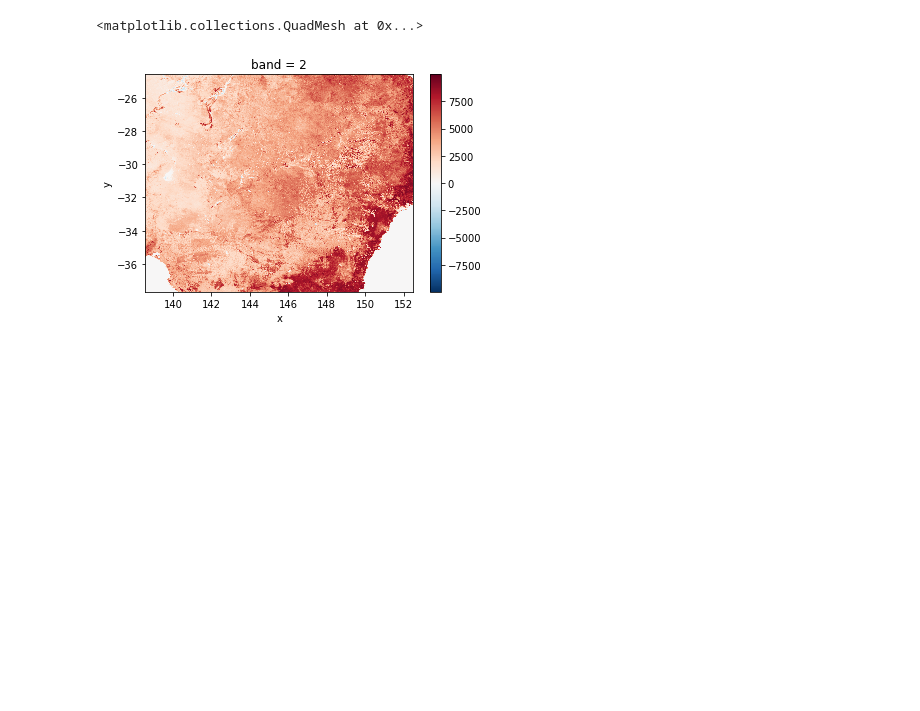
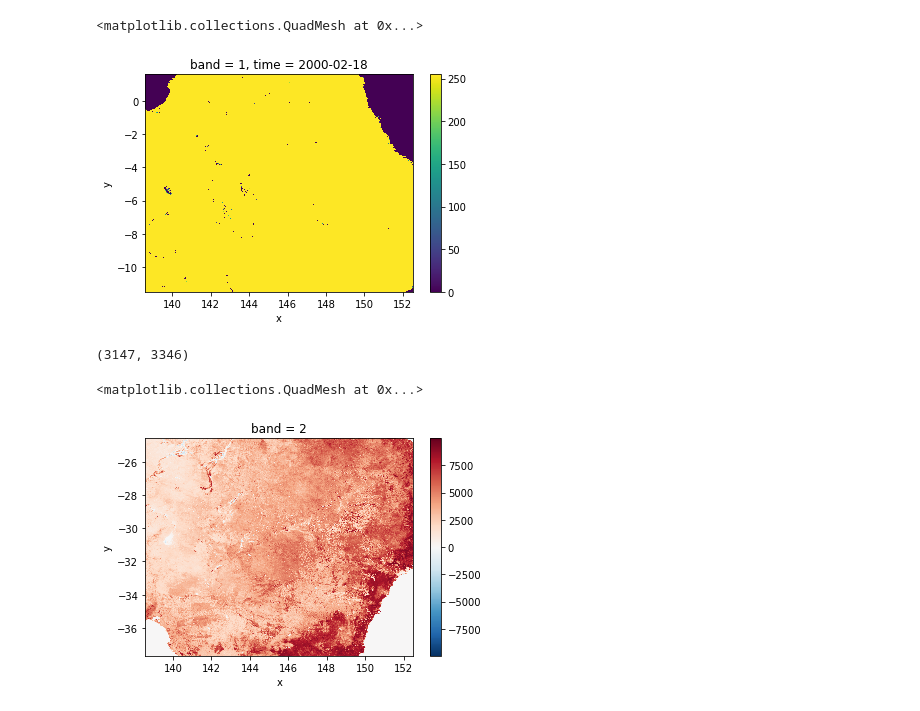
Before and after one commit to ozewex/team-drip, a Jupyter notebook: notebooks/gr/GR_TIFf2TS_NDVI_EVI.ipynb, the cells around one changed output. Drawn from its saved outputs; the diff is of its cells as text; code cells hidden in the pictures; blank space fills up the shorter version.

```diff
--- a/notebooks/gr/GR_TIFf2TS_NDVI_EVI.ipynb
+++ b/notebooks/gr/GR_TIFf2TS_NDVI_EVI.ipynb
@@ -100,0 +223,10 @@ aa.shape
+# %%
+# extract date according to the file names
+ymd_ndvi = [f.rstrip('.tif')[-10:] for f in NDVI_each]
+ymd_ndvi = pd.to_datetime(ymd_ndvi, format='%Y-%m-%d')
+ymd_ndvi.name = 'time'
+ymd_ndvi
+ymd_evi = [f.rstrip('.tif')[-10:] for f in NDVI_each]
+ymd_evi = pd.to_datetime(ymd_evi, format='%Y-%m-%d')
+ymd_evi.name = 'time'
+ymd_evi
@@ -101 +242,19 @@ aa.shape
+# %%
+# stack NDVI and EVI tifs according to yyyymmdd
+# all_tifs = xr.concat([xr.open_rasterio(tif) for tif in tifs], dim=dates)
+# all_tifs
+NDVI_all = xr.concat([xr.open_rasterio(ndvi) for ndvi in NDVI_each], dim = ymd_ndvi)
+EVI_all  = xr.concat([xr.open_rasterio(evi) for evi in EVI_each], dim = ymd_evi)
+EVI_all
+# %%
+%matplotlib inline
+EVI_all[0].plot()
+# EVI_all[0]
+# %% [output]
+<matplotlib.collections.QuadMesh at 0x...>
+[figure, added]
+# %%
+EVI_all
+# %% [output]
+(3147, 3346)
 # %%
```
Also changed, not shown: parts of 22 cells of this notebook, 1 other file.
